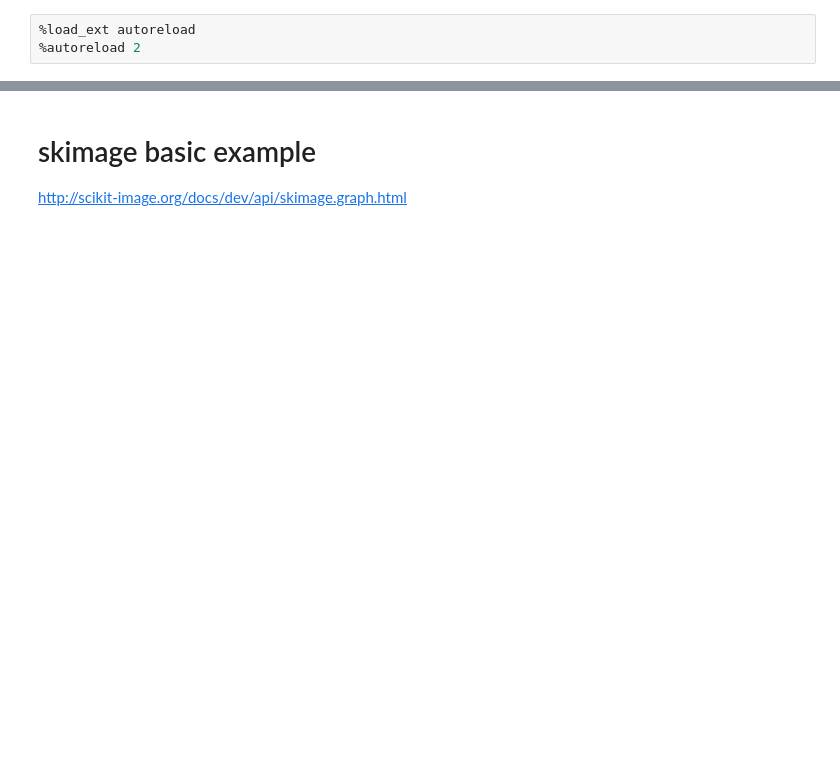
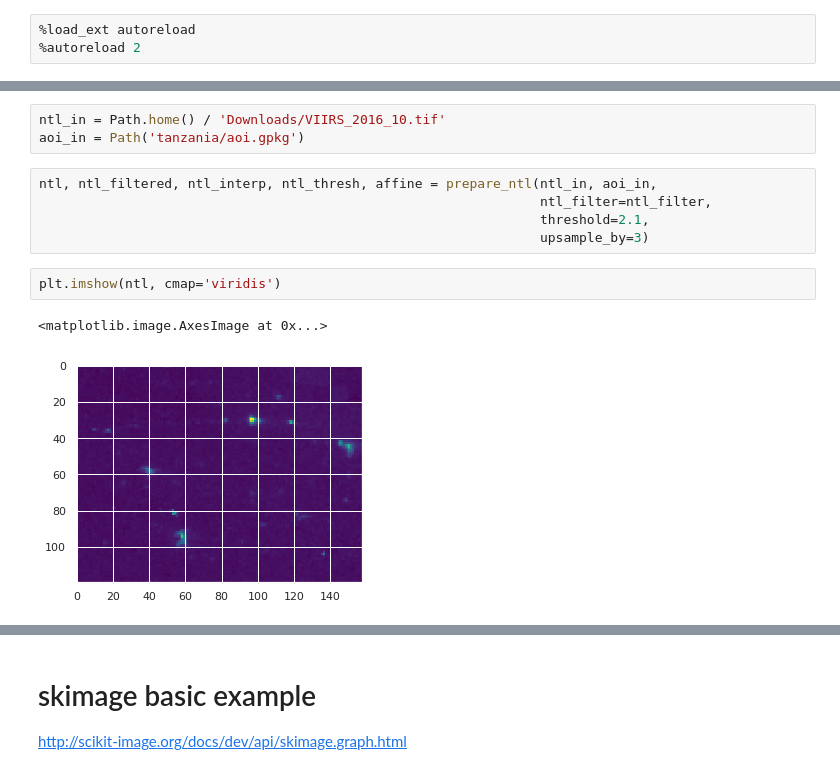
Before and after one commit to carderne/gridfinder, a Jupyter notebook: gridfinder.ipynb, the cells around one changed output, grey strips where cells are left out. Cells and saved outputs as stored; diff of their text form; blank space fills up the shorter version.

```diff
--- a/gridfinder.ipynb
+++ b/gridfinder.ipynb
@@ -24,0 +37,13 @@ from gridfinder import gridfinder as gf
+# %%
+ntl_in = Path.home() / 'Downloads/VIIRS_2016_10.tif'
+aoi_in = Path('tanzania/aoi.gpkg')
+# %%
+ntl, ntl_filtered, ntl_interp, ntl_thresh, affine = prepare_ntl(ntl_in, aoi_in,
+                                                                ntl_filter=ntl_filter,
+                                                                threshold=2.1,
+                                                                upsample_by=3)
+# %%
+plt.imshow(ntl, cmap='viridis')
+# %% [output]
+<matplotlib.image.AxesImage at 0x...>
+[figure, added]
```
Also changed, not shown: parts of 42 cells of this notebook, 4 other files.
